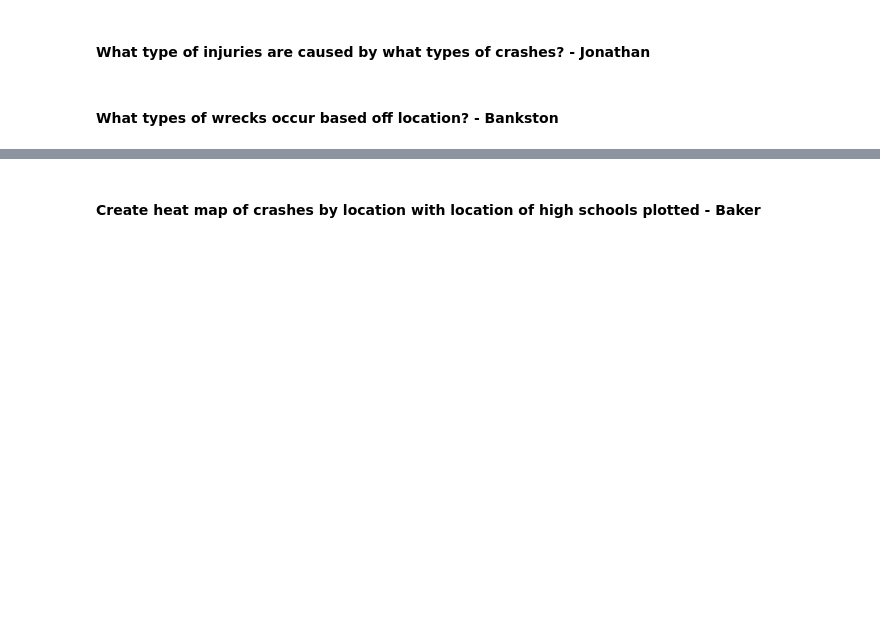
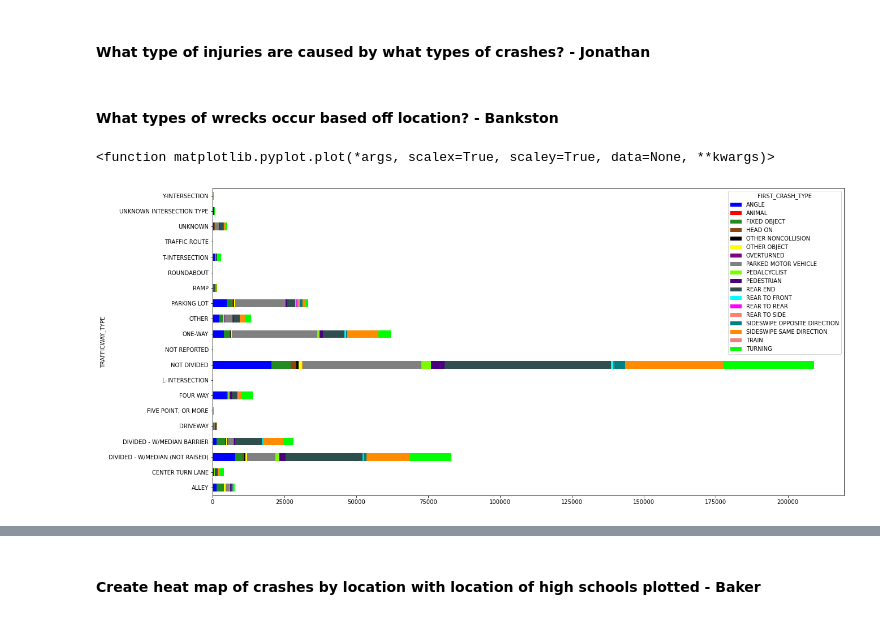
Before and after one commit to andrewbankston/project-one, a Jupyter notebook: Chicago_Crashes.ipynb, the cells around one changed output, grey strips where cells are left out. Drawn from its saved outputs; the diff is of its cells as text; code cells hidden in the pictures; blank space fills up the shorter version.

Commit message:
adding in stacked bar and heatmaps

```diff
--- a/Chicago_Crashes.ipynb
+++ b/Chicago_Crashes.ipynb
@@ -156,0 +151,9 @@ plt.savefig("output_data/cost_of_damage_vs_fatalities.png")
+# %%
+# Create bar graph for trafficway_type
+# Need to possibly resize or breakup bars into groups
+trafficway_crash_group = crash_df.groupby(['TRAFFICWAY_TYPE', 'FIRST_CRASH_TYPE']).size().unstack()
+trafficway_crash_group.plot.barh(stacked = True, figsize = (20, 10), color=['blue', 'red', 'forestgreen', 'saddlebrown', 'black', 'yellow', 'purple', 'gray', 'lawngreen', 'indigo', 'darkslategray', 'aqua', 'fuchsia', 'salmon', 'teal', 'darkorange', 'lightcoral', 'lime'])
+plt.plot
+# %% [output]
+<function matplotlib.pyplot.plot(*args, scalex=True, scaley=True, data=None, **kwargs)>
+[figure, added]
```
Also changed, not shown: parts of 11 cells of this notebook.
